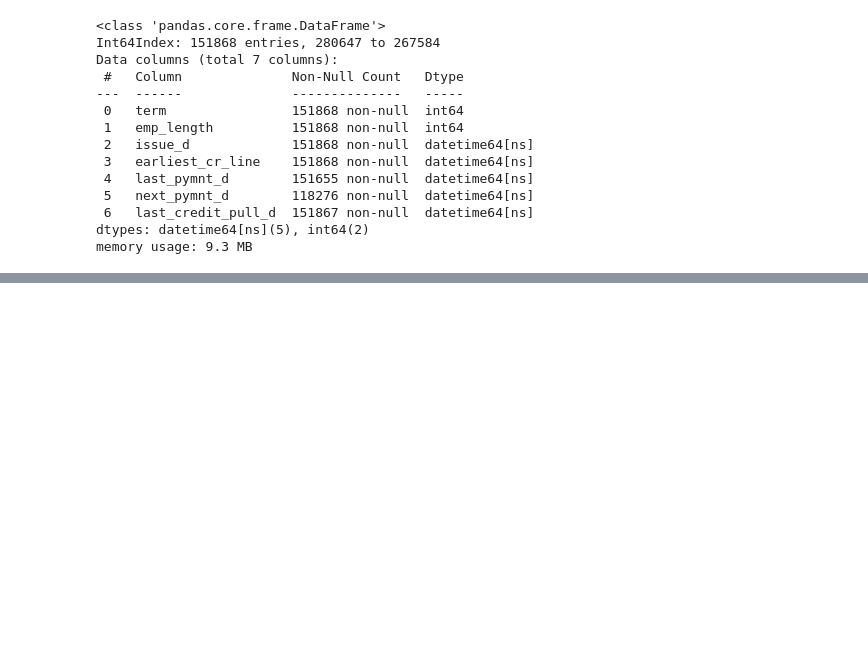
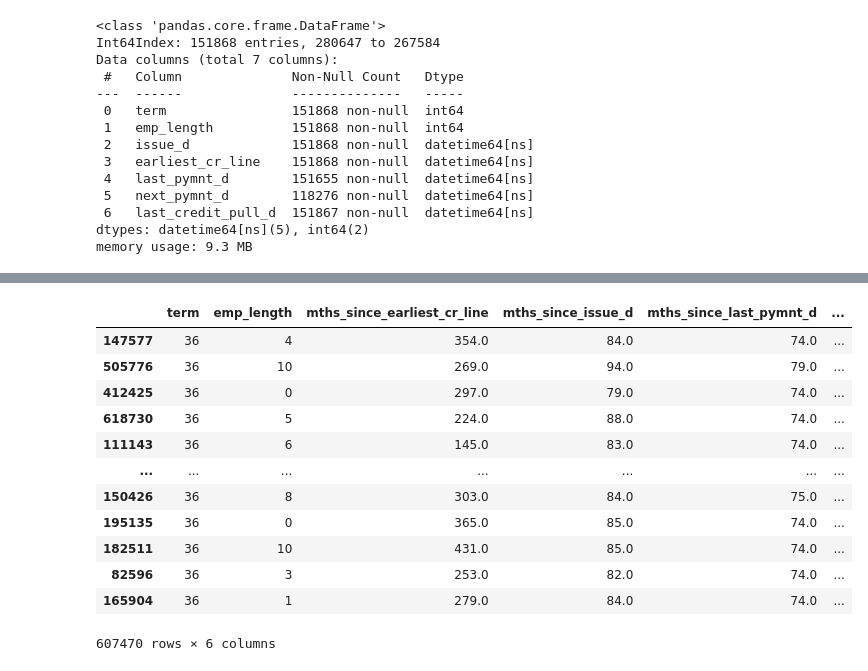
Before and after one commit to lleonrdoo/Data-Sci, a Jupyter notebook: Credit Risk Model-Project.ipynb, the cells around one changed output, grey strips where cells are left out. Drawn from its saved outputs; the diff is of its cells as text; code cells hidden in the pictures; blank space fills up the shorter version.

```diff
--- a/Credit Risk Model-Project.ipynb
+++ b/Credit Risk Model-Project.ipynb
@@ -381,0 +485,17 @@ memory usage: 9.3 MB
+# %%
+# Dapat dilihat bahwa data X_train sudah berbentuk numerik
+X_train
+# %% [output]
+|  | term | emp_length | mths_since_earliest_cr_line | mths_since_issue_d | mths_since_last_pymnt_d | ... |
+| 147577 | 36 | 4 | 354.0 | 84.0 | 74.0 | ... |
+| 505776 | 36 | 10 | 269.0 | 94.0 | 79.0 | ... |
+| 412425 | 36 | 0 | 297.0 | 79.0 | 74.0 | ... |
+| 618730 | 36 | 5 | 224.0 | 88.0 | 74.0 | ... |
+| 111143 | 36 | 6 | 145.0 | 83.0 | 74.0 | ... |
+| ... | ... | ... | ... | ... | ... | ... |
+| 150426 | 36 | 8 | 303.0 | 84.0 | 75.0 | ... |
+| 195135 | 36 | 0 | 365.0 | 85.0 | 74.0 | ... |
+| 182511 | 36 | 10 | 431.0 | 85.0 | 74.0 | ... |
+| 82596 | 36 | 3 | 253.0 | 82.0 | 74.0 | ... |
+| 165904 | 36 | 1 | 279.0 | 84.0 | 74.0 | ... |
+607470 rows × 6 columns
```
Also changed, not shown: parts of 20 cells of this notebook.
